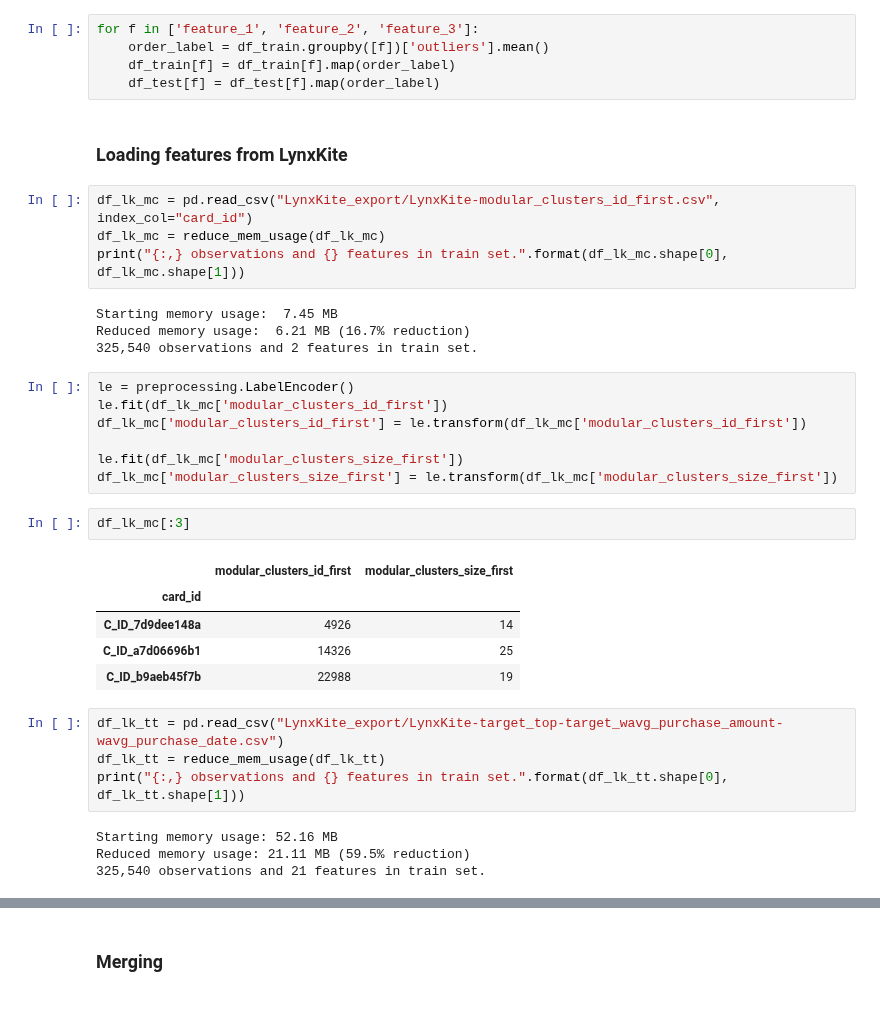
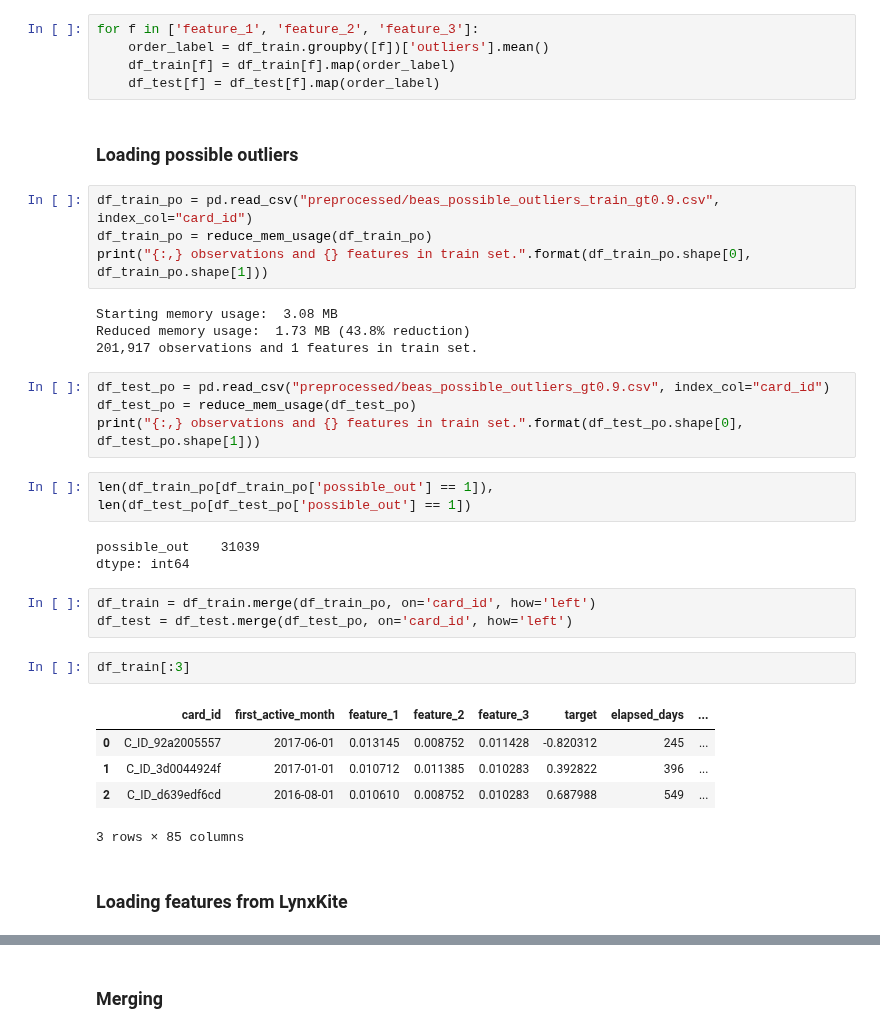
Before and after one commit to Zol-S/kaggle, a Jupyter notebook: Elo Merchant Category Recommendation/3.12_LynxKite_feature_boosting_and_LightGBM_with_StratifiedKFold.ipynb, the cells around one changed output, grey strips where cells are left out. Cells and saved outputs as stored; diff of their text form; blank space fills up the shorter version.

```diff
--- a/Elo Merchant Category Recommendation/3.12_LynxKite_feature_boosting_and_LightGBM_with_StratifiedKFold.ipynb
+++ b/Elo Merchant Category Recommendation/3.12_LynxKite_feature_boosting_and_LightGBM_with_StratifiedKFold.ipynb
@@ -269,36 +269,36 @@ for f in ['feature_1', 'feature_2', 'feature_3']:
     order_label = df_train.groupby([f])['outliers'].mean()
     df_train[f] = df_train[f].map(order_label)
     df_test[f] = df_test[f].map(order_label)
+# %% [markdown]
+### Loading possible outliers
+# %%
+df_train_po = pd.read_csv("preprocessed/beas_possible_outliers_train_gt0.9.csv", index_col="card_id")
+df_train_po = reduce_mem_usage(df_train_po)
+print("{:,} observations and {} features in train set.".format(df_train_po.shape[0], df_train_po.shape[1]))
+# %% [output]
+Starting memory usage:  3.08 MB
+Reduced memory usage:  1.73 MB (43.8% reduction)
+201,917 observations and 1 features in train set.
+# %%
+df_test_po = pd.read_csv("preprocessed/beas_possible_outliers_gt0.9.csv", index_col="card_id")
+df_test_po = reduce_mem_usage(df_test_po)
+print("{:,} observations and {} features in train set.".format(df_test_po.shape[0], df_test_po.shape[1]))
+# %%
+len(df_train_po[df_train_po['possible_out'] == 1]),
+len(df_test_po[df_test_po['possible_out'] == 1])
+# %% [output]
+possible_out    31039
+dtype: int64
+# %%
+df_train = df_train.merge(df_train_po, on='card_id', how='left')
+df_test = df_test.merge(df_test_po, on='card_id', how='left')
+# %%
+df_train[:3]
+# %% [output]
+|  | card_id | first_active_month | feature_1 | feature_2 | feature_3 | target | elapsed_days | ... |
+| 0 | C_ID_92a2005557 | 2017-06-01 | 0.013145 | 0.008752 | 0.011428 | -0.820312 | 245 | ... |
+| 1 | C_ID_3d0044924f | 2017-01-01 | 0.010712 | 0.011385 | 0.010283 | 0.392822 | 396 | ... |
+| 2 | C_ID_d639edf6cd | 2016-08-01 | 0.010610 | 0.008752 | 0.010283 | 0.687988 | 549 | ... |
+3 rows × 85 columns
 # %% [markdown]
 ### Loading features from LynxKite
-# %%
-df_lk_mc = pd.read_csv("LynxKite_export/LynxKite-modular_clusters_id_first.csv", index_col="card_id")
-df_lk_mc = reduce_mem_usage(df_lk_mc)
-print("{:,} observations and {} features in train set.".format(df_lk_mc.shape[0], df_lk_mc.shape[1]))
-# %% [output]
-Starting memory usage:  7.45 MB
-Reduced memory usage:  6.21 MB (16.7% reduction)
-325,540 observations and 2 features in train set.
-# %%
-le = preprocessing.LabelEncoder()
-le.fit(df_lk_mc['modular_clusters_id_first'])
-df_lk_mc['modular_clusters_id_first'] = le.transform(df_lk_mc['modular_clusters_id_first'])
-
-le.fit(df_lk_mc['modular_clusters_size_first'])
-df_lk_mc['modular_clusters_size_first'] = le.transform(df_lk_mc['modular_clusters_size_first'])
-# %%
-df_lk_mc[:3]
-# %% [output]
-|  | modular_clusters_id_first | modular_clusters_size_first |
-| card_id |  |  |
-| C_ID_7d9dee148a | 4926 | 14 |
-| C_ID_a7d06696b1 | 14326 | 25 |
-| C_ID_b9aeb45f7b | 22988 | 19 |
-# %%
-df_lk_tt = pd.read_csv("LynxKite_export/LynxKite-target_top-target_wavg_purchase_amount-wavg_purchase_date.csv")
-df_lk_tt = reduce_mem_usage(df_lk_tt)
-print("{:,} observations and {} features in train set.".format(df_lk_tt.shape[0], df_lk_tt.shape[1]))
-# %% [output]
-Starting memory usage: 52.16 MB
-Reduced memory usage: 21.11 MB (59.5% reduction)
-325,540 observations and 21 features in train set.
```
Also changed, not shown: parts of 17 cells of this notebook, 2 other files.
